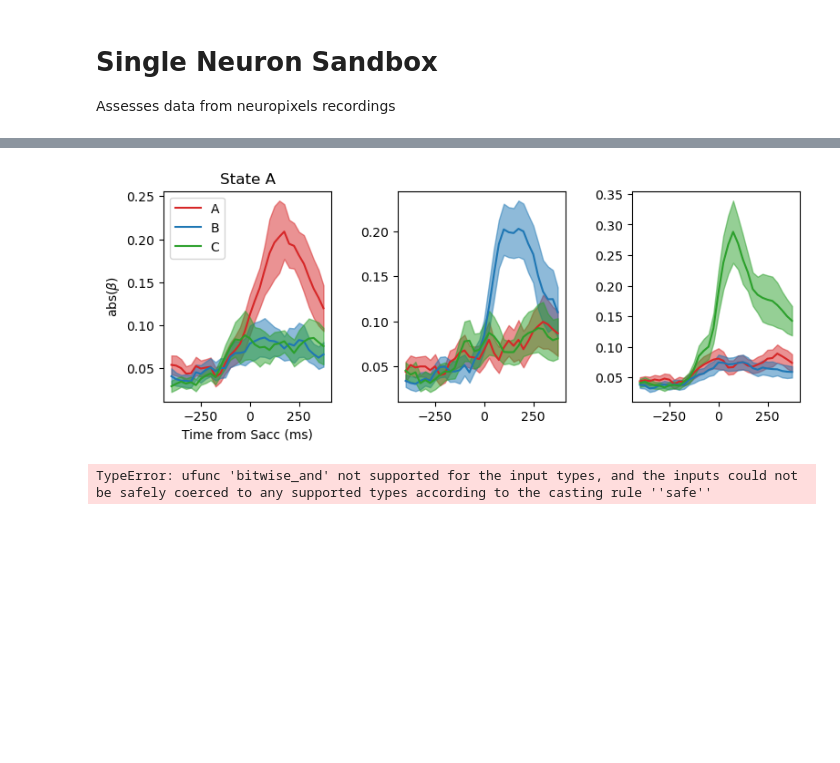
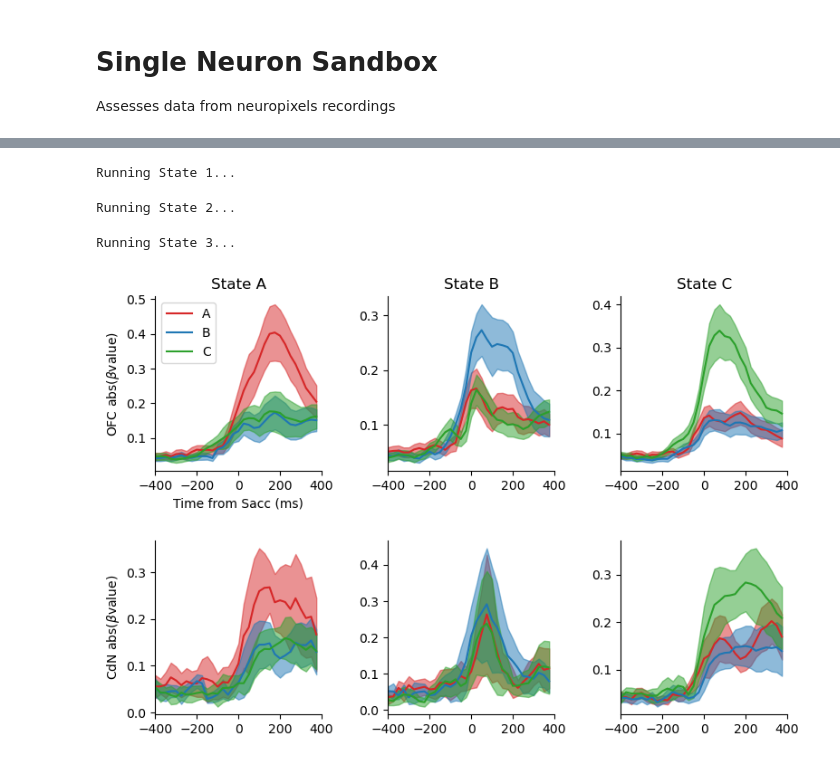
Before and after one commit to t-elston/FS_self_control, a Jupyter notebook: analysis/single_neuron_sandbox.ipynb, the cells around one changed output, grey strips where cells are left out. Cells and saved outputs as stored; diff of their text form; code cells hidden in the pictures; blank space fills up the shorter version.

```diff
--- a/analysis/single_neuron_sandbox.ipynb
+++ b/analysis/single_neuron_sandbox.ipynb
@@ -382,9 +382,7 @@ def calculate_mean_and_interval(data, type='sem', num_samples=1000, alpha=0.05):
 
     return nanmean_result, interval
 # %%
-file_path = 'C:/Users/thome/Documents/PYTHON/Self-Control/data2/K20240710_Rec07.h5'
-save_dir = 'C:/Users/thome/Documents/PYTHON/Self-Control/decoder_output3/'
-save_data = False
+file_path = 'C:/Users/thome/Documents/PYTHON/Self-Control/raw_data/D20231219_Rec05.h5'
 # %%
 # access the data for this session
 firing_rates = np.concatenate([pull_from_h5(file_path, 'CdN_zFR'),
@@ -811,6 +823,7 @@ sacc_offset = int(400 / np.mean(np.diff(ts)))
 # find the times of the saccades
 # get the indices (in terms of ts) of when the first and second saccdes were
 sacc1_ts_ix = np.abs(bhv['sacc1_t'].values[:, np.newaxis] - ts).argmin(axis=1)
+sacc1_ts_ix[sacc1_ts_ix>50] = 50
 sacc2_ts_ix = np.abs(bhv['sacc2_t'].values[:, np.newaxis] - ts).argmin(axis=1)
 
 
@@ -846,14 +859,15 @@ for s in range(3):
 
     # find the single-saccade trials associated with this state
     # - provides trial numbers
-    state_single_sacc_ix = np.argwhere((bhv['state'] == s+1) & (bhv['n_sacc'] == 1)).flatten()
+    state_single_sacc_ix = np.argwhere((bhv['state'] == s+1) & (bhv['n_sacc'] == 1) & (bhv['rt'] < 1001)).flatten()
+
     state_df = pd.DataFrame()
     state_df['val'] = bhv['ch_val'].iloc[state_single_sacc_ix]
 
     # loop over the neurons
     for u in tqdm(range(n_units)):
 
-        # initialize an array for this neuron to accumulate firing rates into
+        # initialize an array for this neuron to accumulate firing rates into for single saccade trials
         u_state_frs = np.zeros((len(state_single_sacc_ix), len(sacc_offset)))
         u_state_fix_win_fr = np.zeros(len(state_single_sacc_ix), )
 
@@ -875,11 +889,13 @@ for s in range(3):
         # now run a value regression for each timestep
         for time_ix in range(len(sacc_offset)):
 
+            # single saccade trials
             state_df['fr'] = u_state_frs[:, time_ix]
 
             state_reg = pg.linear_regression(state_df['val'], state_df['fr'])
             sacc1_val_pvals[u, time_ix, s] = state_reg['pval'].values[1]
             sacc1_val_betas[u, time_ix, s] = state_reg['coef'].values[1]
+
 
         # run a value regression for the fixed window
         state_df['win_fr'] = u_state_fix_win_fr
@@ -887,49 +903,65 @@ for s in range(3):
         fix_win_reg = pg.linear_regression(state_df['val'], state_df['win_fr'])
         sacc1_fixwin_pvals[u, s] = fix_win_reg['pval'].values[1]
         sacc1_fixwin_betas[u, s] = fix_win_reg['coef'].values[1]
+# %% [output]
+Running State 1...
+Running State 2...
+Running State 3...
 # %%
-area_ix = ofc_ix.copy()
-
-fig, ax = plt.subplots(1, 3, figsize=(9, 3))
+fig, ax = plt.subplots(2, 3, figsize=(9, 6))
 plt.subplots_adjust(wspace=0.4, hspace=0.4)  # add some white space
 
 state_colors = ['tab:red', 'tab:blue', 'tab:green']
 
 states = [0,1,2]
 state_names = ['A', 'B', 'C']
 
 for sel_state in range(3):
 
     if sel_state == 0:
-        # Find the neurons selective in this state
-        sel_ix = (sacc1_fixwin_pvals[:, 0] < .01) & (sacc1_fixwin_pvals[:, 1] > .01) & (sacc1_fixwin_pvals[:, 2] > .01)
+        # Find the neurons selective in this state via the single-saccade trials
+        sel_ix = (sacc1_fixwin_pvals[:, 0] < .01) & (np.argmax(np.abs(sacc1_fixwin_betas), axis=1) ==0)
+
     elif sel_state == 1:
         # Add conditions for sel_state == 1
-        sel_ix = (sacc1_fixwin_pvals[:, 1] < .01) & (sacc1_fixwin_pvals[:, 0] > .01) & (sacc1_fixwin_pvals[:, 2] > .01)
+        sel_ix = (sacc1_fixwin_pvals[:, 1] < .01) & (np.argmax(np.abs(sacc1_fixwin_betas), axis=1) ==1)
+
     elif sel_state == 2:
         # Add conditions for sel_state == 2
-        sel_ix = (sacc1_fixwin_pvals[:, 2] < .01) & (sacc1_fixwin_pvals[:, 0] > .01) & (sacc1_fixwin_pvals[:, 1] > .01)
+        sel_ix = (sacc1_fixwin_pvals[:, 2] < .01) & (np.argmax(np.abs(sacc1_fixwin_betas), axis=1) ==2)
 
 
     # now look at the value-coding in each of the states - the diagonal will be the ground-truth
     for i_state in range(3):
 
         # get the mean and confidence intervals
-        i_mean, i_ci = calculate_mean_and_interval(np.abs(sacc1_val_betas[area_ix & sel_ix,:, i_state]), 'bootstrap')
+        ofc_mean, ofc_ci = calculate_mean_and_interval(np.abs(sacc1_val_betas[ofc_ix & sel_ix,:, i_state]), 'bootstrap')
+        cdn_mean, cdn_ci = calculate_mean_and_interval(np.abs(sacc1_val_betas[cdn_ix & sel_ix,:, i_state]), 'bootstrap')
 
-        ax[sel_state].plot(sacc_offset, i_mean, color=state_colors[i_state], label = state_names[i_state])
-        ax[sel_state].fill_between(sacc_offset, i_mean - i_ci, i_mean+i_ci, color=state_colors[i_state], alpha = .5)
+        ax[0, sel_state].plot(sacc_offset, ofc_mean, color=state_colors[i_state], label = state_names[i_state])
+        ax[0, sel_state].fill_between(sacc_offset, ofc_mean - ofc_ci, ofc_mean+ofc_ci, color=state_colors[i_state], alpha = .5)
+
+        ax[1, sel_state].plot(sacc_offset, cdn_mean, color=state_colors[i_state], label = state_names[i_state])
+        ax[1, sel_state].fill_between(sacc_offset, cdn_mean - cdn_ci, cdn_mean+cdn_ci, color=state_colors[i_state], alpha = .5)
 
 
-    ax[sel_state].set_title(f'State {state_names[sel_state]}')
+    ax[0, sel_state].set_title(f'State {state_names[sel_state]}')
+    ax[0, sel_state].spines['top'].set_visible(False)
+    ax[0, sel_state].spines['right'].set_visible(False)
+    #ax[0, sel_state].set_ylim((.02, .35))
+    ax[0, sel_state].set_xticks((-400, -200, 0, 200, 400))
+    ax[0, sel_state].set_xlim((-400, 400))
+
+    ax[1, sel_state].spines['top'].set_visible(False)
+    ax[1, sel_state].spines['right'].set_visible(False)
+    #ax[1, sel_state].set_ylim((.02, .35))
+    ax[1, sel_state].set_xticks((-400, -200, 0, 200, 400))
+    ax[1, sel_state].set_xlim((-400, 400))
 
     if sel_state ==0:
-        ax[sel_state].set_ylabel(r'abs($\beta$)')
-        ax[sel_state].set_xlabel('Time from Sacc (ms)')
-        ax[sel_state].legend()
+        ax[0, sel_state].set_ylabel(r'OFC abs($\beta$value)')
+        ax[1, sel_state].set_ylabel(r'CdN abs($\beta$value)')
+        ax[0, sel_state].set_xlabel('Time from Sacc (ms)')
+        ax[0, sel_state].legend(loc='upper left')
 # %% [output]
-[figure, old version]
+[figure, new version]
-# %%
-a = sacc1_val_betas[area_ix & sacc1_fixwin_pvals,:, i_state]
-# %% [output]
-TypeError: ufunc 'bitwise_and' not supported for the input types, and the inputs could not be safely coerced to any supported types according to the casting rule ''safe''
```
Also changed, not shown: parts of 9 cells of this notebook, 9 other files.
